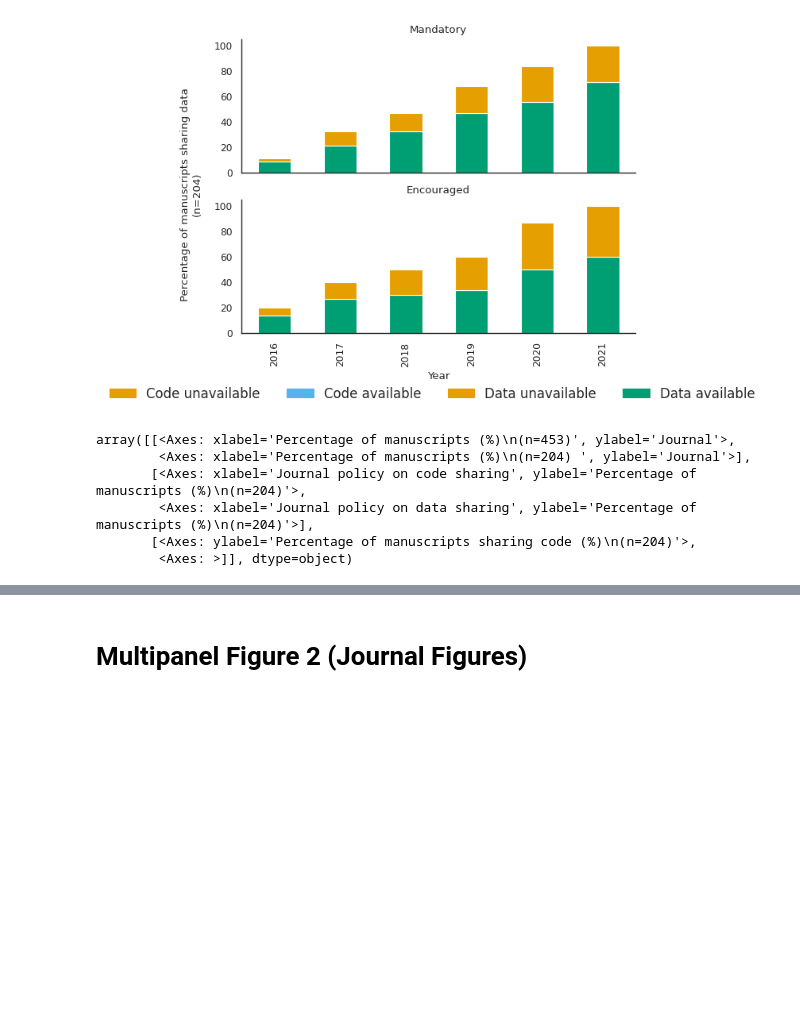
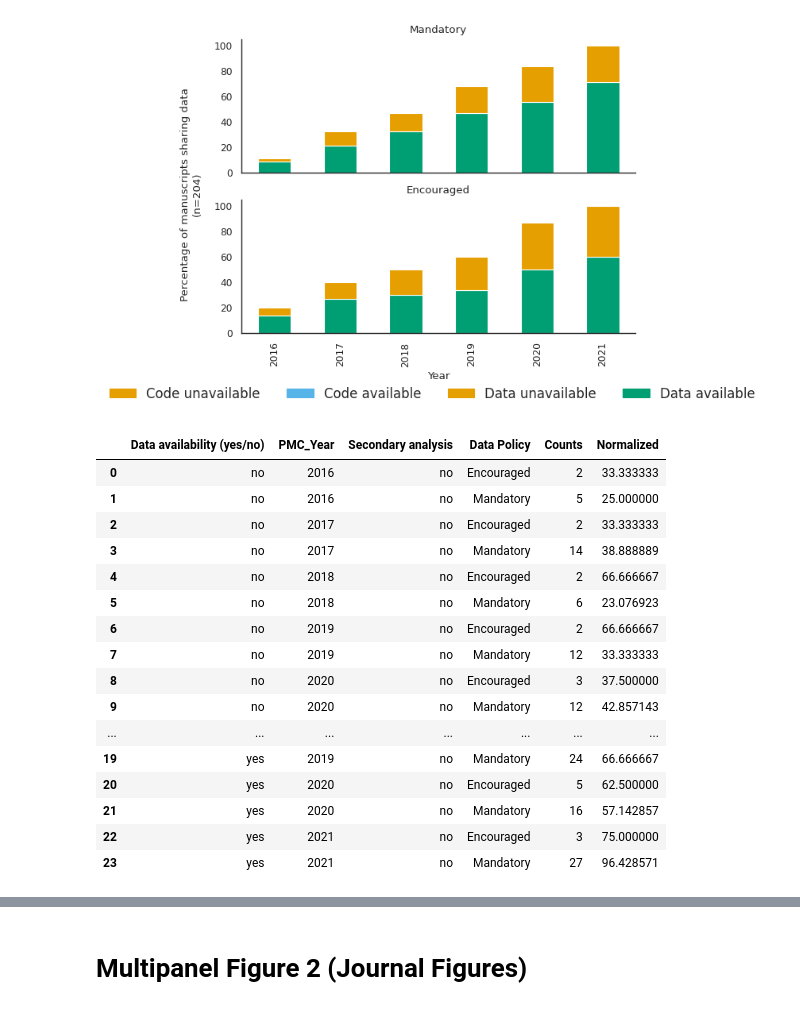
Before and after one commit to Mangul-Lab-USC/code-availability, a Jupyter notebook: notebooks/Figures.ipynb, the cells around one changed output, grey strips where cells are left out. Cells and saved outputs as stored; diff of their text form; code cells hidden in the pictures; blank space fills up the shorter version.

```diff
--- a/notebooks/Figures.ipynb
+++ b/notebooks/Figures.ipynb
@@ -1553,12 +1553,36 @@ plt.show()
 # %% [output]
 <Figure size 1000x1000 with 0 Axes>
 [figure]
-# %%
-ax
-# %% [output]
-array([[<Axes: xlabel='Percentage of manuscripts (%)\n(n=453)', ylabel='Journal'>,
-        <Axes: xlabel='Percentage of manuscripts (%)\n(n=204) ', ylabel='Journal'>],
-       [<Axes: xlabel='Journal policy on code sharing', ylabel='Percentage of manuscripts (%)\n(n=204)'>,
-        <Axes: xlabel='Journal policy on data sharing', ylabel='Percentage of manuscripts (%)\n(n=204)'>],
-       [<Axes: ylabel='Percentage of manuscripts sharing code (%)\n(n=204)'>,
-        <Axes: >]], dtype=object)
+# %%
+#create dataframe for counts data of code availability
+df_temp=pd.DataFrame({'Counts': df_modified.groupby(['Data availability (yes/no)','PMC_Year','Secondary analysis','Data Policy']).size()}).reset_index()
+
+#filter df_temp to only have rows where data and code are available, only data shared, and only code shared
+#df_temp=df_temp[~((df_temp['Code availability (Yes/No)']=='yes'))]
+#filter df_temp to only have primary studies
+df_temp=df_temp[~(df_temp['Secondary analysis']=='yes')]
+df_temp['Normalized']=0
+years=[2016,2017,2018,2019,2020,2021]
+policies=['Encouraged','Mandatory']
+for year in years:
+    for policy in policies:
+        df_temp.loc[((df_temp['PMC_Year']==year) & (df_temp['Data Policy']==policy)),'Normalized']=(df_temp.loc[(df_temp['PMC_Year']==year) & (df_temp['Data Policy']==policy),'Counts']/df_temp.loc[((df_temp['PMC_Year']==year) & (df_temp['Data Policy']==policy)),'Counts'].sum())*100
+df_temp
+# %% [output]
+|  | Data availability (yes/no) | PMC_Year | Secondary analysis | Data Policy | Counts | Normalized |
+| 0 | no | 2016 | no | Encouraged | 2 | 33.333333 |
+| 1 | no | 2016 | no | Mandatory | 5 | 25.000000 |
+| 2 | no | 2017 | no | Encouraged | 2 | 33.333333 |
+| 3 | no | 2017 | no | Mandatory | 14 | 38.888889 |
+| 4 | no | 2018 | no | Encouraged | 2 | 66.666667 |
+| 5 | no | 2018 | no | Mandatory | 6 | 23.076923 |
+| 6 | no | 2019 | no | Encouraged | 2 | 66.666667 |
+| 7 | no | 2019 | no | Mandatory | 12 | 33.333333 |
+| 8 | no | 2020 | no | Encouraged | 3 | 37.500000 |
+| 9 | no | 2020 | no | Mandatory | 12 | 42.857143 |
+| ... | ... | ... | ... | ... | ... | ... |
+| 19 | yes | 2019 | no | Mandatory | 24 | 66.666667 |
+| 20 | yes | 2020 | no | Encouraged | 5 | 62.500000 |
+| 21 | yes | 2020 | no | Mandatory | 16 | 57.142857 |
+| 22 | yes | 2021 | no | Encouraged | 3 | 75.000000 |
+| 23 | yes | 2021 | no | Mandatory | 27 | 96.428571 |
```
Also changed, not shown: parts of 5 cells of this notebook.
